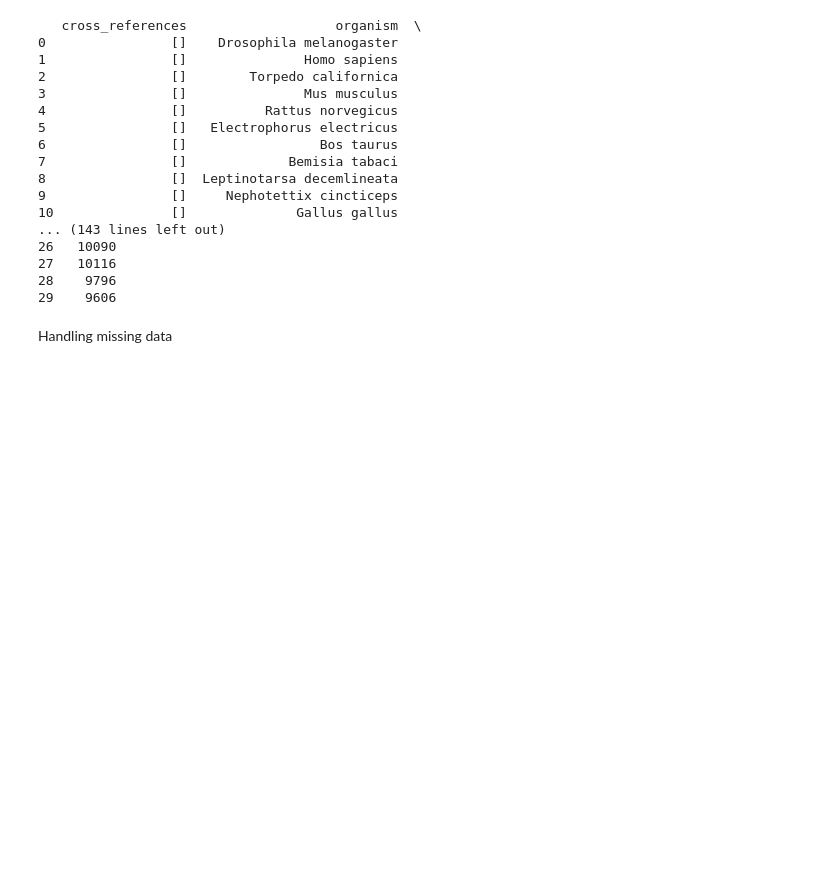
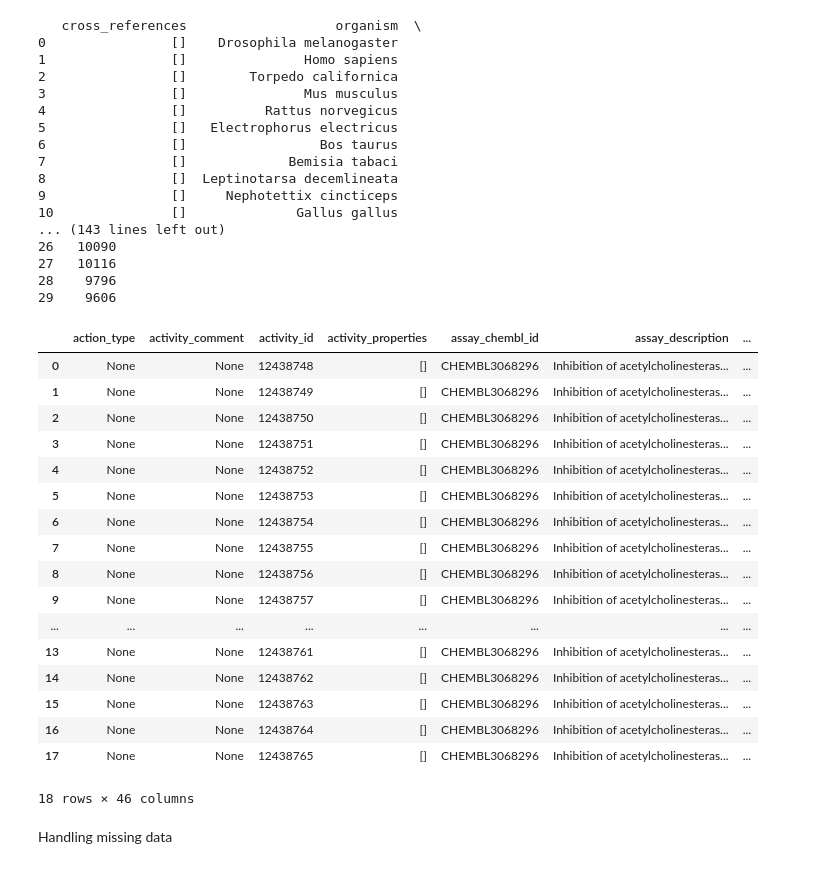
Before and after one commit to ltan2/bioactivity_acetlycholinesterase, a Jupyter notebook: Acetylcholinesterase.ipynb, the cells around one changed output. Saved outputs shown, nothing was run; the diff lists cells and outputs as text; code cells hidden in the pictures; blank space fills up the shorter version.

```diff
--- a/Acetylcholinesterase.ipynb
+++ b/Acetylcholinesterase.ipynb
@@ -48,13 +55,34 @@ print(targets)
 29    9606
 # %%
 # selecting the first target protein
-selected_target = targets.target_chembl_id[0]
+selected_target = targets.target_chembl_id[1] # selcting human as target orgnanism
 
 # Here, we will retrieve only bioactivity data for Human Acetylcholinesterase (CHEMBL220) that are reported as pChEMBL values.
 activity = new_client.activity
 res = activity.filter(target_chembl_id=selected_target).filter(standard_type="IC50")
 
 df = pd.DataFrame.from_dict(res)
+
+df
+# %% [output]
+|  | action_type | activity_comment | activity_id | activity_properties | assay_chembl_id | assay_description | ... |
+| 0 | None | None | 12438748 | [] | CHEMBL3068296 | Inhibition of acetylcholinesteras... | ... |
+| 1 | None | None | 12438749 | [] | CHEMBL3068296 | Inhibition of acetylcholinesteras... | ... |
+| 2 | None | None | 12438750 | [] | CHEMBL3068296 | Inhibition of acetylcholinesteras... | ... |
+| 3 | None | None | 12438751 | [] | CHEMBL3068296 | Inhibition of acetylcholinesteras... | ... |
+| 4 | None | None | 12438752 | [] | CHEMBL3068296 | Inhibition of acetylcholinesteras... | ... |
+| 5 | None | None | 12438753 | [] | CHEMBL3068296 | Inhibition of acetylcholinesteras... | ... |
+| 6 | None | None | 12438754 | [] | CHEMBL3068296 | Inhibition of acetylcholinesteras... | ... |
+| 7 | None | None | 12438755 | [] | CHEMBL3068296 | Inhibition of acetylcholinesteras... | ... |
+| 8 | None | None | 12438756 | [] | CHEMBL3068296 | Inhibition of acetylcholinesteras... | ... |
+| 9 | None | None | 12438757 | [] | CHEMBL3068296 | Inhibition of acetylcholinesteras... | ... |
+| ... | ... | ... | ... | ... | ... | ... | ... |
+| 13 | None | None | 12438761 | [] | CHEMBL3068296 | Inhibition of acetylcholinesteras... | ... |
+| 14 | None | None | 12438762 | [] | CHEMBL3068296 | Inhibition of acetylcholinesteras... | ... |
+| 15 | None | None | 12438763 | [] | CHEMBL3068296 | Inhibition of acetylcholinesteras... | ... |
+| 16 | None | None | 12438764 | [] | CHEMBL3068296 | Inhibition of acetylcholinesteras... | ... |
+| 17 | None | None | 12438765 | [] | CHEMBL3068296 | Inhibition of acetylcholinesteras... | ... |
+18 rows × 46 columns
 # %%
 df.to_csv('acetylcholinesterase_01_bioactivity_data_raw.csv', index=False)
 # %% [markdown]
```
Also changed, not shown: parts of 2 cells of this notebook, 6 other files.
